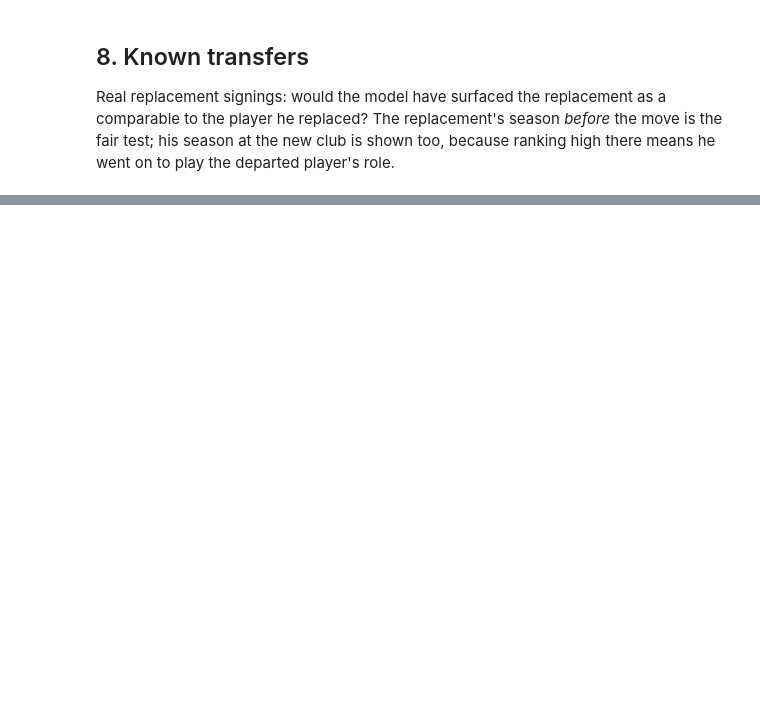
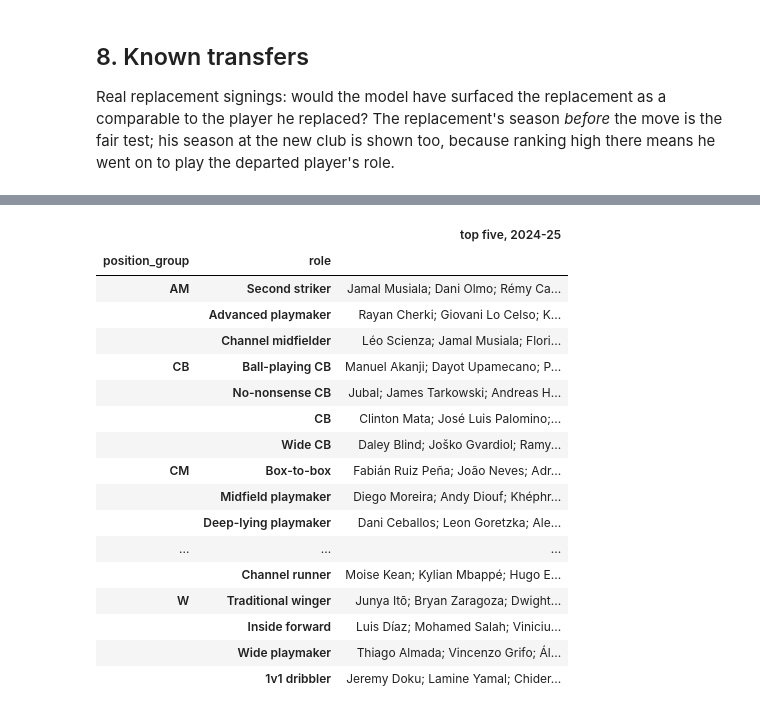
Before and after one commit to felipeaguilarch/recruitment-and-player-similarity, a Jupyter notebook: notebooks/validation.ipynb, the cells around one changed output, grey strips where cells are left out. Cells and saved outputs as stored; diff of their text form; code cells hidden in the pictures; blank space fills up the shorter version.

```diff
--- a/notebooks/validation.ipynb
+++ b/notebooks/validation.ipynb
@@ -342,0 +535,24 @@ print(f"Smallest position group:              {features['position_group'].value_
+# %%
+top = pd.read_csv(paths.ROLE_TOP_PLAYERS)
+top = top[top["season"].astype(str) == "2425"]
+display(top.groupby(["position_group", "role"], sort=False)["player"]
+        .agg(lambda names: "; ".join(names)).rename("top five, 2024-25").to_frame())
+# %% [output]
+|  |  | top five, 2024-25 |
+| position_group | role |  |
+| AM | Second striker | Jamal Musiala; Dani Olmo; Rémy Ca... |
+|  | Advanced playmaker | Rayan Cherki; Giovani Lo Celso; K... |
+|  | Channel midfielder | Léo Scienza; Jamal Musiala; Flori... |
+| CB | Ball-playing CB | Manuel Akanji; Dayot Upamecano; P... |
+|  | No-nonsense CB | Jubal; James Tarkowski; Andreas H... |
+|  | CB | Clinton Mata; José Luis Palomino;... |
+|  | Wide CB | Daley Blind; Joško Gvardiol; Ramy... |
+| CM | Box-to-box | Fabián Ruiz Peña; João Neves; Adr... |
+|  | Midfield playmaker | Diego Moreira; Andy Diouf; Khéphr... |
+|  | Deep-lying playmaker | Dani Ceballos; Leon Goretzka; Ale... |
+| ... | ... | ... |
+|  | Channel runner | Moise Kean; Kylian Mbappé; Hugo E... |
+| W | Traditional winger | Junya Itō; Bryan Zaragoza; Dwight... |
+|  | Inside forward | Luis Díaz; Mohamed Salah; Viniciu... |
+|  | Wide playmaker | Thiago Almada; Vincenzo Grifo; Ál... |
+|  | 1v1 dribbler | Jeremy Doku; Lamine Yamal; Chider... |
```
Also changed, not shown: parts of 17 cells of this notebook, 19 other files.
